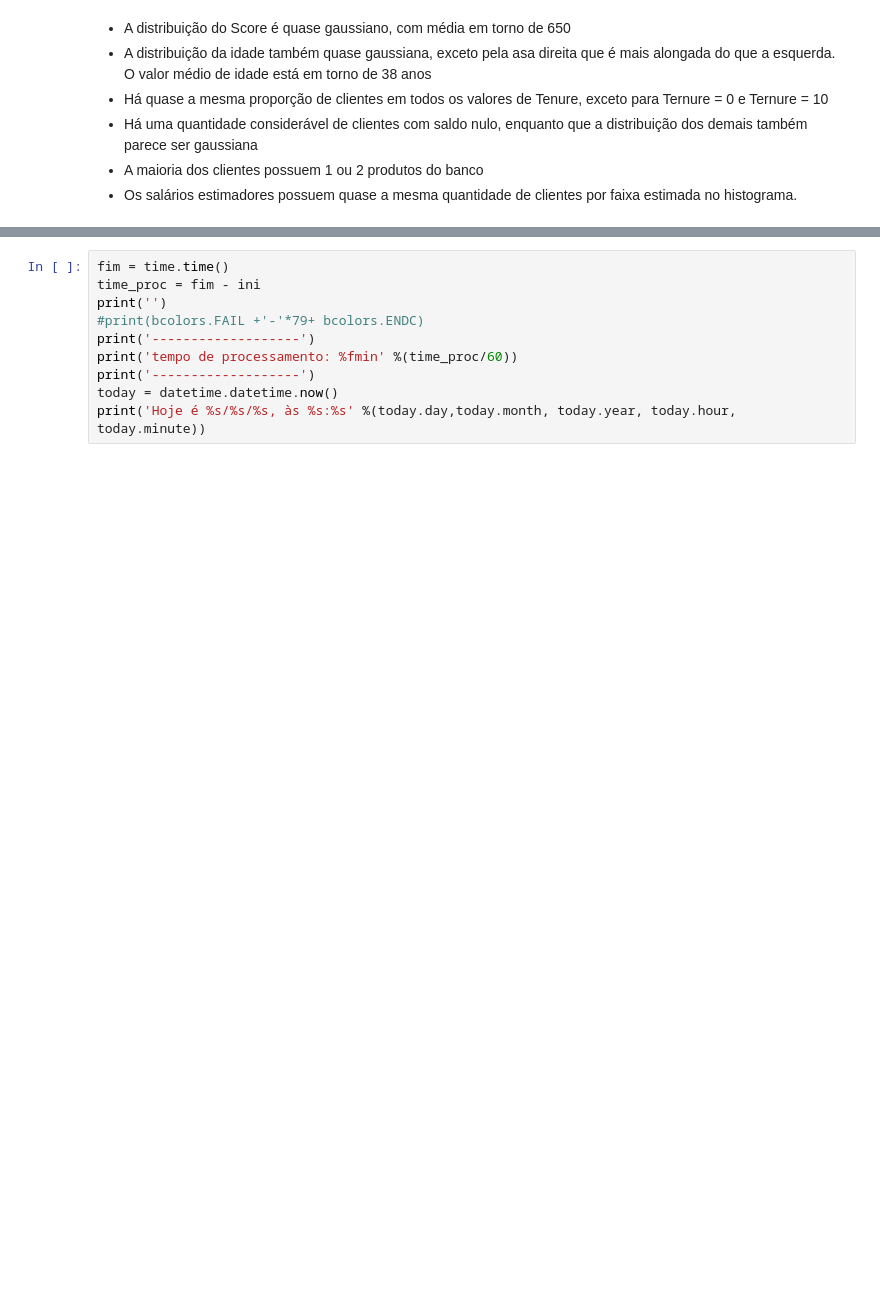
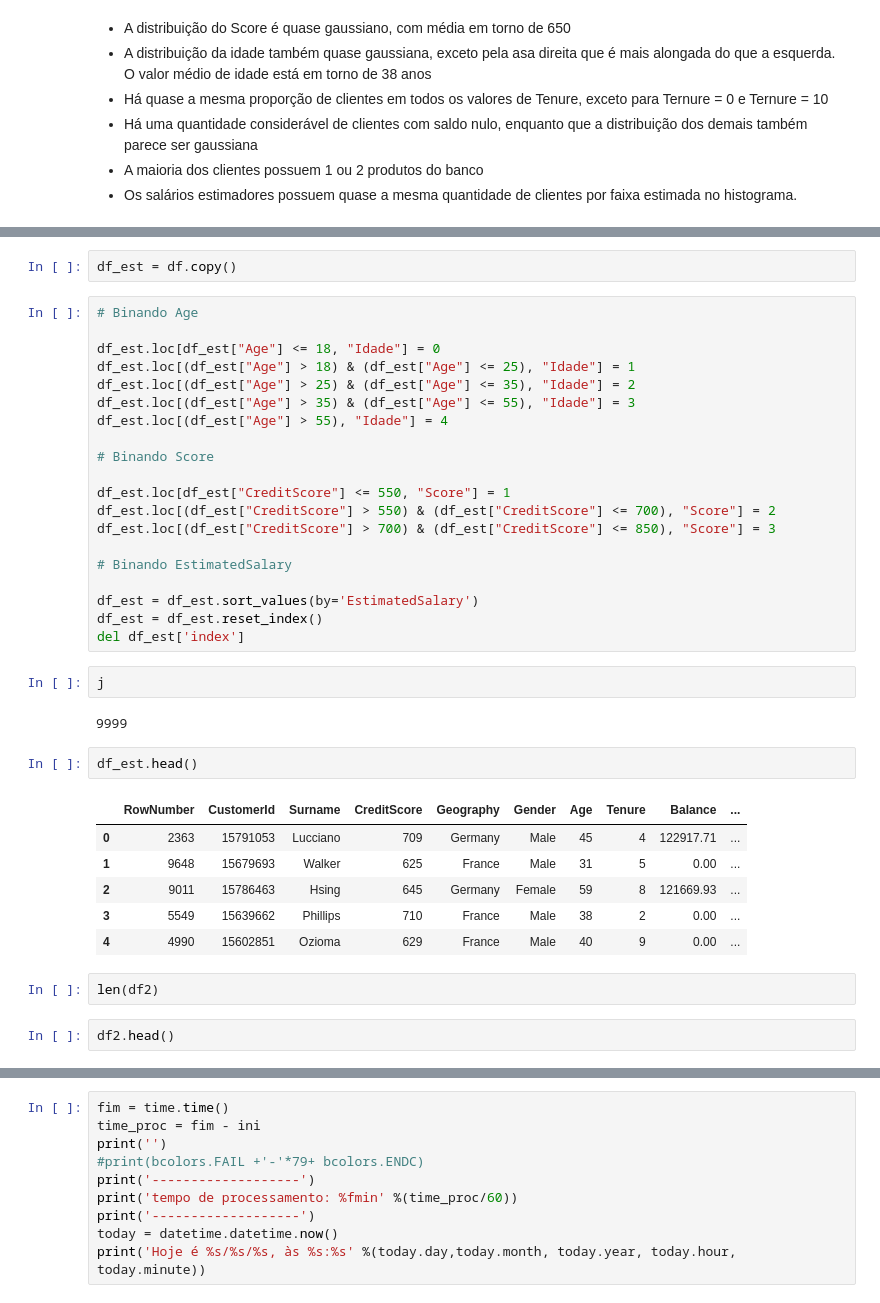
Before and after one commit to pnovais/Portfolio_pnovais, a Jupyter notebook: Churn.ipynb, the cells around one changed output, grey strips where cells are left out. Cells and saved outputs as stored; diff of their text form; blank space fills up the shorter version.

```diff
--- a/Churn.ipynb
+++ b/Churn.ipynb
@@ -141,0 +154,39 @@ g = sns.factorplot(x="Age", col="Gender",
+# %%
+df_est = df.copy()
+# %%
+# Binando Age
+
+df_est.loc[df_est["Age"] <= 18, "Idade"] = 0
+df_est.loc[(df_est["Age"] > 18) & (df_est["Age"] <= 25), "Idade"] = 1
+df_est.loc[(df_est["Age"] > 25) & (df_est["Age"] <= 35), "Idade"] = 2
+df_est.loc[(df_est["Age"] > 35) & (df_est["Age"] <= 55), "Idade"] = 3
+df_est.loc[(df_est["Age"] > 55), "Idade"] = 4
+
+# Binando Score
+
+df_est.loc[df_est["CreditScore"] <= 550, "Score"] = 1
+df_est.loc[(df_est["CreditScore"] > 550) & (df_est["CreditScore"] <= 700), "Score"] = 2
+df_est.loc[(df_est["CreditScore"] > 700) & (df_est["CreditScore"] <= 850), "Score"] = 3
+
+# Binando EstimatedSalary
+
+df_est = df_est.sort_values(by='EstimatedSalary')
+df_est = df_est.reset_index()
+del df_est['index']
+# %%
+j
+# %% [output]
+9999
+# %%
+df_est.head()
+# %% [output]
+|  | RowNumber | CustomerId | Surname | CreditScore | Geography | Gender | Age | Tenure | Balance | ... |
+| 0 | 2363 | 15791053 | Lucciano | 709 | Germany | Male | 45 | 4 | 122917.71 | ... |
+| 1 | 9648 | 15679693 | Walker | 625 | France | Male | 31 | 5 | 0.00 | ... |
+| 2 | 9011 | 15786463 | Hsing | 645 | Germany | Female | 59 | 8 | 121669.93 | ... |
+| 3 | 5549 | 15639662 | Phillips | 710 | France | Male | 38 | 2 | 0.00 | ... |
+| 4 | 4990 | 15602851 | Ozioma | 629 | France | Male | 40 | 9 | 0.00 | ... |
+# %%
+len(df2)
+# %%
+df2.head()
```
Also changed, not shown: parts of 5 cells of this notebook, 1 other file.
